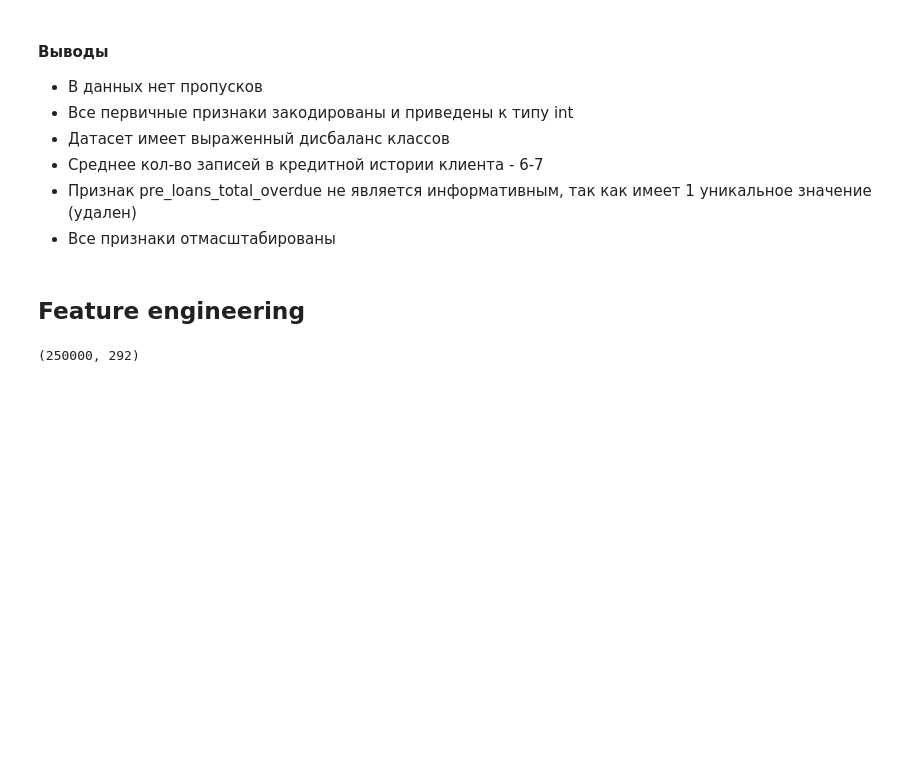
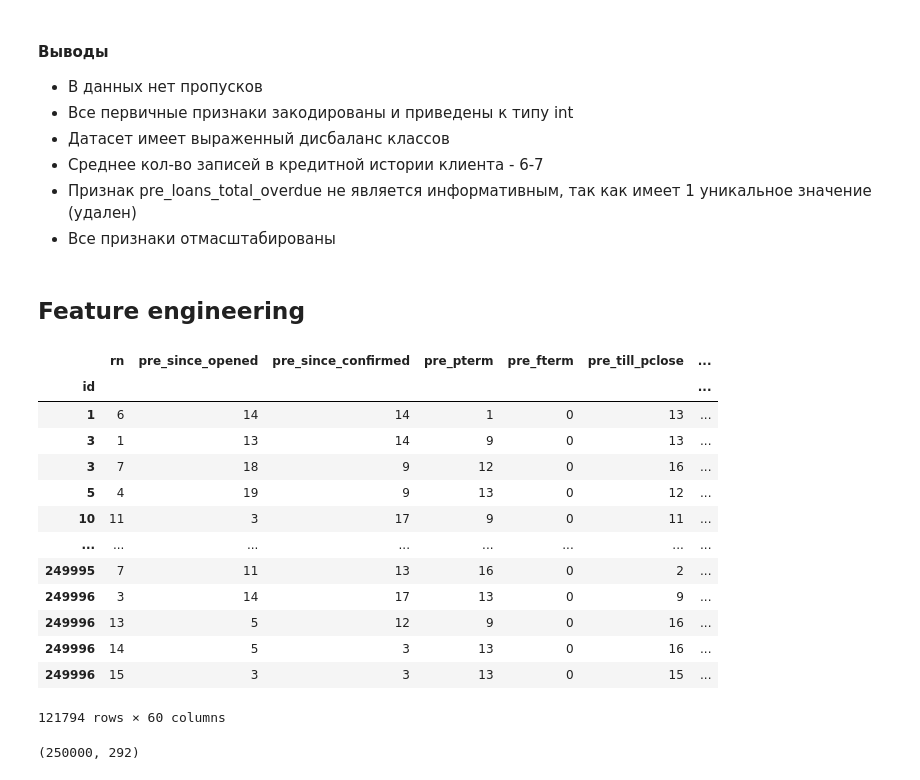
Before and after one commit to Lsdbot/Recommender, a Jupyter notebook: notebooks/Preprocessing.ipynb, the cells around one changed output. Drawn from its saved outputs; the diff is of its cells as text; code cells hidden in the pictures; blank space fills up the shorter version.

```diff
--- a/notebooks/Preprocessing.ipynb
+++ b/notebooks/Preprocessing.ipynb
@@ -253,6 +253,26 @@ df.shape
 - Все признаки отмасштабированы
 # %% [markdown]
 ## Feature engineering
+# %%
+df_X['pre_loans'] = df_X[['pre_loans5', 'pre_loans530', 'pre_loans3060',
+                          'pre_loans6090', 'pre_loans90']].apply(sum, axis=1)
+# %%
+df_X[df_X['pre_fterm'] == 0]
+# %% [output]
+|  | rn | pre_since_opened | pre_since_confirmed | pre_pterm | pre_fterm | pre_till_pclose | ... |
+| id |  |  |  |  |  |  | ... |
+| 1 | 6 | 14 | 14 | 1 | 0 | 13 | ... |
+| 3 | 1 | 13 | 14 | 9 | 0 | 13 | ... |
+| 3 | 7 | 18 | 9 | 12 | 0 | 16 | ... |
+| 5 | 4 | 19 | 9 | 13 | 0 | 12 | ... |
+| 10 | 11 | 3 | 17 | 9 | 0 | 11 | ... |
+| ... | ... | ... | ... | ... | ... | ... | ... |
+| 249995 | 7 | 11 | 13 | 16 | 0 | 2 | ... |
+| 249996 | 3 | 14 | 17 | 13 | 0 | 9 | ... |
+| 249996 | 13 | 5 | 12 | 9 | 0 | 16 | ... |
+| 249996 | 14 | 5 | 3 | 13 | 0 | 16 | ... |
+| 249996 | 15 | 3 | 3 | 13 | 0 | 15 | ... |
+121794 rows × 60 columns
 # %%
 def transform_dataframe(df: pd.DataFrame, n: int) -> pd.DataFrame:
     """
```
Also changed, not shown: parts of 5 cells of this notebook, 21 other files.
